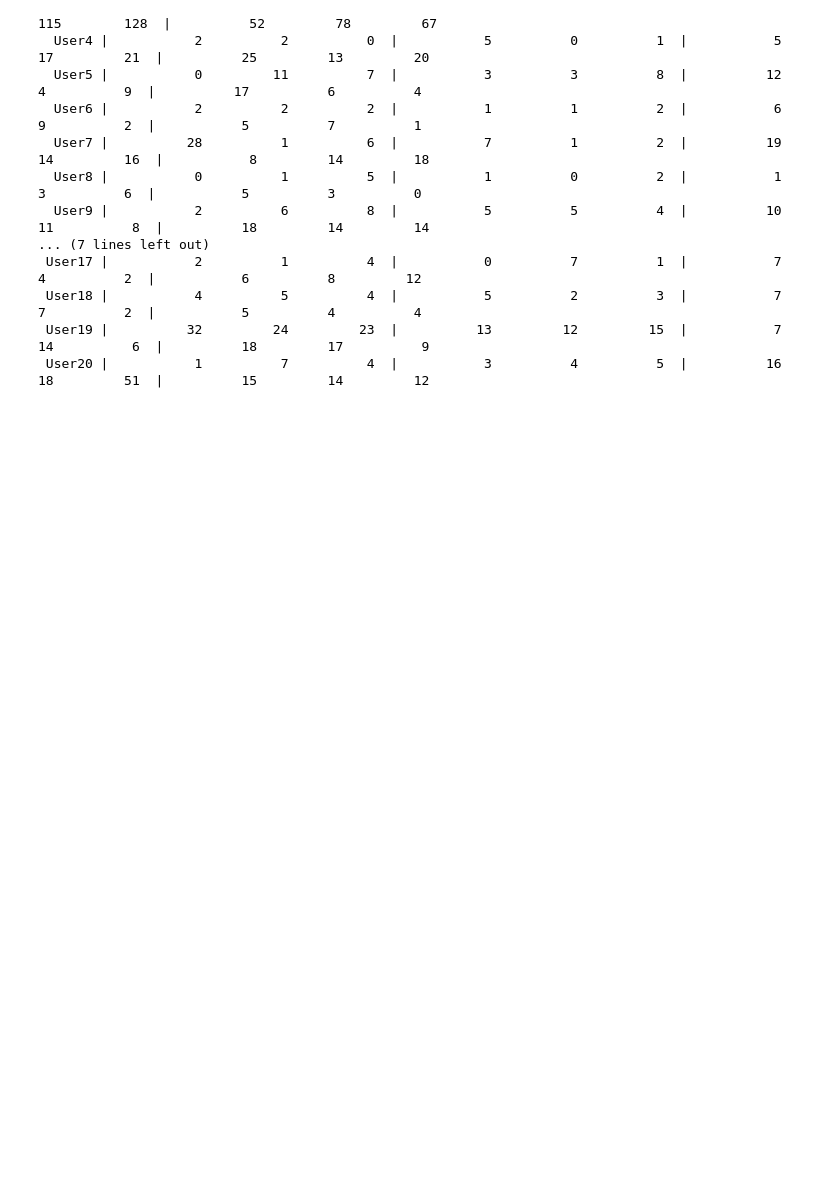
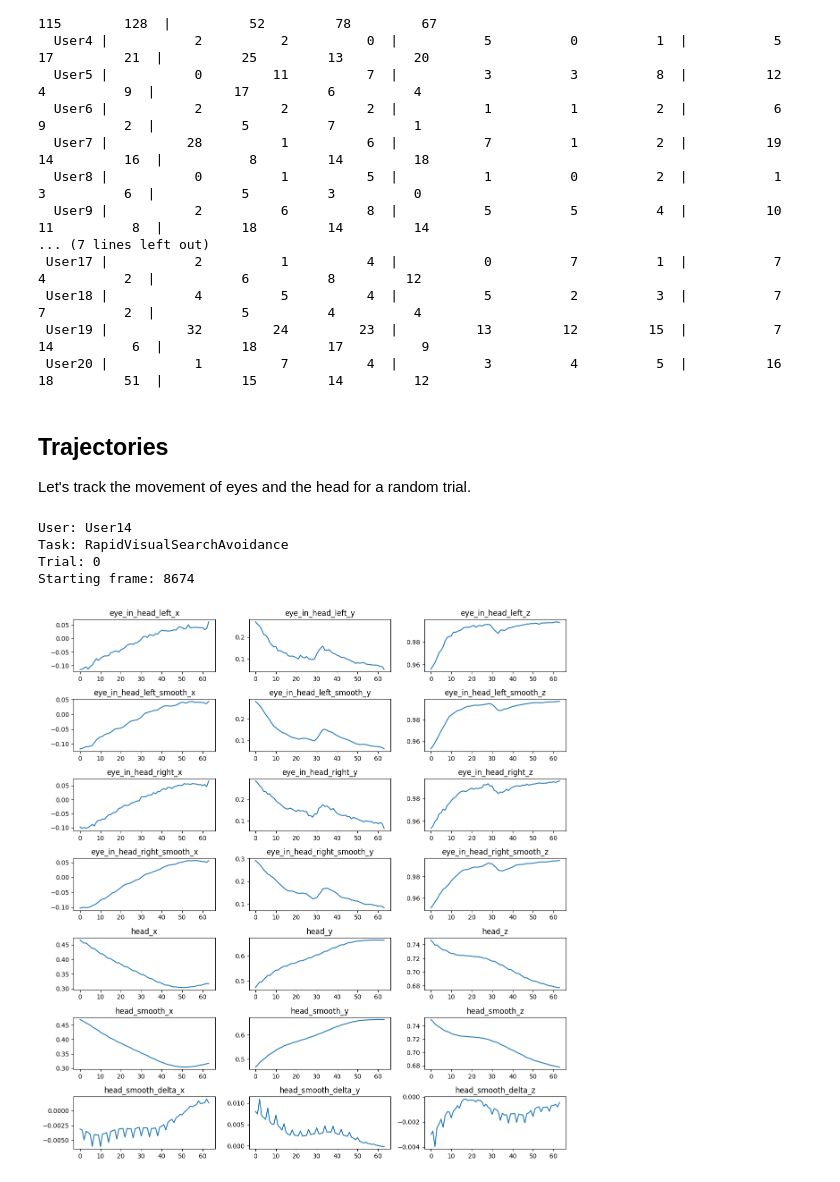
Before and after one commit to aria-lab-code/vr-exoskeleton, a Jupyter notebook: notebooks/explore.ipynb, the cells around one changed output. Saved outputs shown, nothing was run; the diff lists cells and outputs as text; code cells hidden in the pictures; blank space fills up the shorter version.

Commit message:
Add scores.ipynb, import.ipynb. Add Trajectories section to explore.ipynb.

```diff
--- a/notebooks/explore.ipynb
+++ b/notebooks/explore.ipynb
@@ -378,3 +378,65 @@ NUMBER OF CONTIGUOUS BLINKING SEGMENTS
  User18 |           4          5          4  |           5          2          3  |           7          7          2  |           5          4          4
  User19 |          32         24         23  |          13         12         15  |           7         14          6  |          18         17          9
  User20 |           1          7          4  |           3          4          5  |          16         18         51  |          15         14         12
+# %% [markdown]
+## Trajectories
+
+Let's track the movement of eyes and the head for a random trial.
+# %%
+rng = np.random.default_rng(seed=5)
+steps = 2 ** 6
+# %%
+user = rng.choice(users)
+task = rng.choice(tasks)
+trial = rng.integers(3)
+offset = rng.integers(10800 - steps)
+print(f'User: {user}')
+print(f'Task: {task}')
+print(f'Trial: {trial:d}')
+print(f'Starting frame: {offset:d}')
+
+df = pd.read_csv(user_task_paths[user][task][trial])
+organs = [
+    'eye_in_head_left', 'eye_in_head_left_smooth',
+    'eye_in_head_right', 'eye_in_head_right_smooth',
+    'head', 'head_smooth',
+    'head_smooth_delta'
+]
+dims = ['x', 'y', 'z']
+fig, axes = plt.subplots(len(organs), len(dims), figsize=(4 * len(dims), 1.8 * len(organs)))
+for i, organ in enumerate(organs):
+    for j, dim in enumerate(dims):
+        title = f'{organ}_{dim}'
+        if i < 6:
+            if i % 2 == 0:
+                col = title
+            else:
+                col = f'{organs[i - 1]}_{dim}'
+        else:
+            col = f'head_{dim}'
+        series = df[col].to_numpy()
+        if i < 6:
+            if i % 2 == 0:
+                traj = series
+            else:
+                traj = np.zeros(len(series), dtype=series.dtype)
+                for k in range(len(series)):
+                    traj[k] = np.mean(series[max(0, k - 2):k + 1])  # Average of most recent three values.
+        else:
+            series_smooth = np.zeros(len(series), dtype=series.dtype)
+            for k in range(len(series)):
+                series_smooth[k] = np.mean(series[max(0, k - 2):k + 1])
+            traj = np.zeros(len(series_smooth), dtype=series_smooth.dtype)
+            for k in range(1, len(traj)):
+                traj[k] = series_smooth[k] - series_smooth[k - 1]
+        ax = axes[i][j]
+        ax.plot(traj[offset:offset + steps])
+        ax.set_title(title)
+plt.tight_layout()
+plt.show()
+# %% [output]
+User: User14
+Task: RapidVisualSearchAvoidance
+Trial: 0
+Starting frame: 8674
+[figure, added]
```
Also changed, not shown: parts of 8 cells of this notebook, 5 other files.
